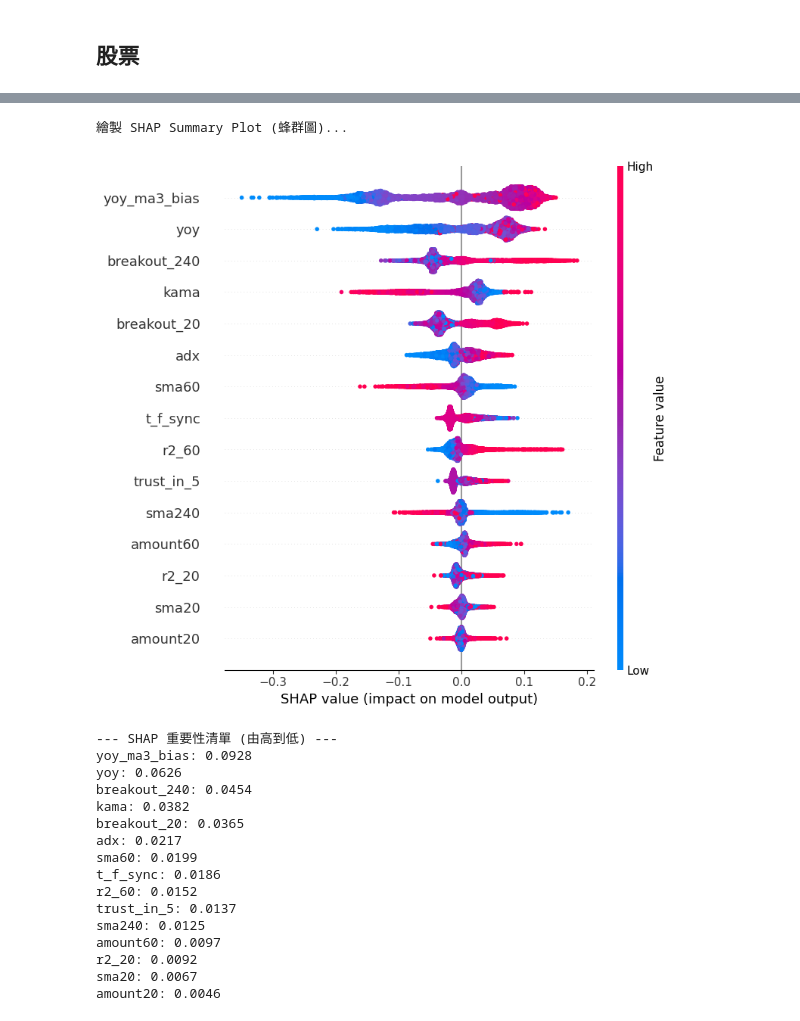
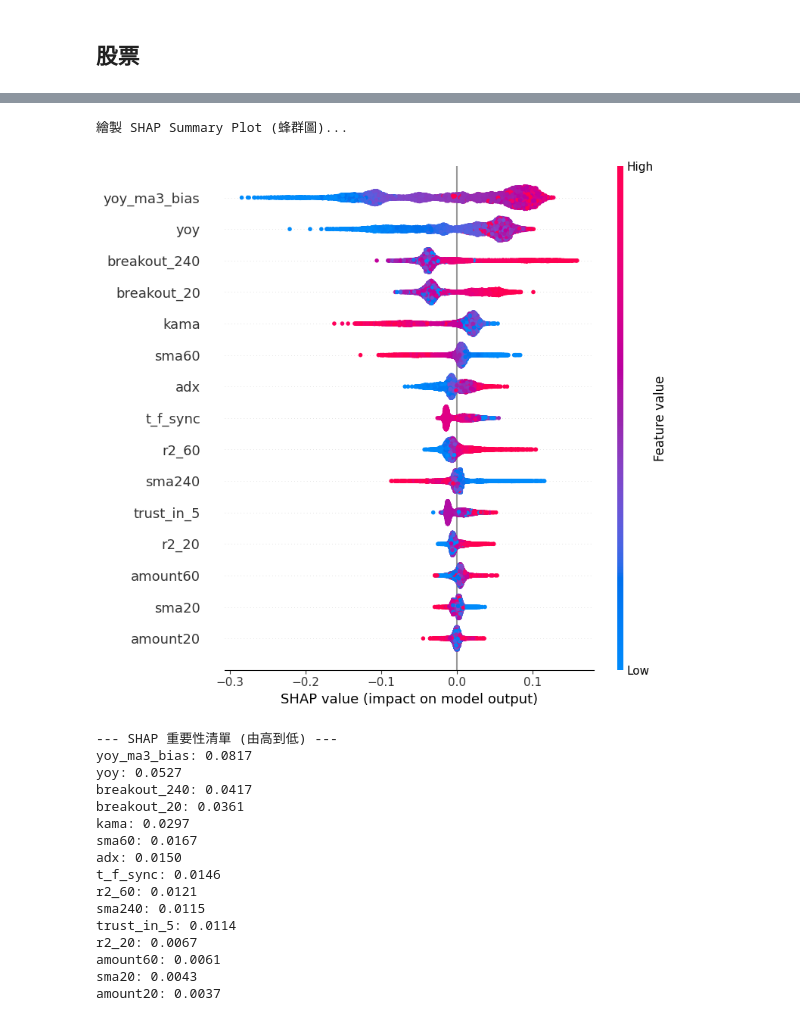
Before and after one commit to peter613/kitsune_stock_system, a Jupyter notebook: sandbox/catboost_research.ipynb, the cells around one changed output, grey strips where cells are left out. Saved outputs shown, nothing was run; the diff lists cells and outputs as text; code cells hidden in the pictures.

```diff
--- a/sandbox/catboost_research.ipynb
+++ b/sandbox/catboost_research.ipynb
@@ -11,7 +11,7 @@ import shap  # 新增引用
 import matplotlib.pyplot as plt
 
 # 假設妳的 ipynb 存在專案根目錄，data 在子目錄
-df = pd.read_csv(r'c:\Users\Lynn610\Documents\kitsune_stock_system\data\features\train_v16.csv')
+df = pd.read_csv(r'c:\Users\Lynn610\Documents\kitsune_stock_system\data\features\train_v17.csv')
 df['date'] = pd.to_datetime(df['date'])
 
 # 資料準備
@@ -20,32 +20,9 @@ df = df.sort_values(['date', 'id']).reset_index(drop=True)
 col =[ col for col in df.columns]
 
 # --- 1. 資料準備與設定 ---
-#
-# #v-8
 
-# X_col = [
-# 'sma60', 'sma240','sma10',
-# 'adx',  'kama','atr',
-# 'macd_hist',
-# 'amount60',
-# 'breakout_20', 'breakout_60',
-# 'trust_in_3',
-# 'r2_60',
-# 'bb_width',
-# 'mom','yoy','yoy_ma3_bias',
-# #不要的
-# #'sma5',#'sma20',#'yoy_ma6',#'mom_ma3','mom_ma6''yoy_ma3'#'r2_10','r2_5','r2_20','foreign_in_5', #'foreign_in_10', 'foreign_in_20', 'foreign_in_3',
-# #'av_price(vwap)', #'trust_in_5', #'trust_in_10',#'amount10','amount20',#'macd_signal', 'macd',#'sma5',#'sma20',#'cci','rsi',
-# ]
-
-
-# v-9
-
-X_col = ["sma60", "sma240",  "adx", "kama","breakout_20", "breakout_240",
-                    "trust_in_5","r2_60", "yoy", "yoy_ma3_bias",
-					"amount60",
-                    'amount20',"sma20","r2_20","t_f_sync",#'atr',"mom",
-					]
+X_col = ["sma20", "sma60", "sma240", "kama", "adx", "r2_20", "r2_60", "breakout_20", "breakout_240",
+         "amount20", "amount60", "trust_in_5", "t_f_sync", "yoy", "yoy_ma3_bias"]
 
 y_col = 'label'
 group_col = 'date'
@@ -79,7 +56,7 @@ test_pool = Pool(
 
 # --- 2. 訓練模型 ---
 model = CatBoostRanker(
-    iterations=2500,
+    iterations=10000,
     learning_rate=0.005,
     depth=6,
     loss_function='YetiRank',
@@ -87,8 +64,7 @@ model = CatBoostRanker(
     custom_metric=['PrecisionAt:top=5'],
     verbose=100,
     random_seed=42,
-    early_stopping_rounds=600,
-    #feature_weights = {"trust_in_5": 1.2}
+    early_stopping_rounds=1000,
 )
 
 print("開始訓練 (Shooting High Mode)...")
@@ -147,18 +123,18 @@ Shrink model to first 1004 iterations.
 繪製 SHAP Summary Plot (蜂群圖)...
-[figure, old version]
+[figure, new version]
 --- SHAP 重要性清單 (由高到低) ---
-yoy_ma3_bias: 0.0928
-yoy: 0.0626
-breakout_240: 0.0454
-kama: 0.0382
-breakout_20: 0.0365
-adx: 0.0217
-sma60: 0.0199
-t_f_sync: 0.0186
-r2_60: 0.0152
-trust_in_5: 0.0137
-sma240: 0.0125
-amount60: 0.0097
-r2_20: 0.0092
-sma20: 0.0067
-amount20: 0.0046
+yoy_ma3_bias: 0.0817
+yoy: 0.0527
+breakout_240: 0.0417
+breakout_20: 0.0361
+kama: 0.0297
+sma60: 0.0167
+adx: 0.0150
+t_f_sync: 0.0146
+r2_60: 0.0121
+sma240: 0.0115
+trust_in_5: 0.0114
+r2_20: 0.0067
+amount60: 0.0061
+sma20: 0.0043
+amount20: 0.0037
```
Also changed, not shown: parts of 1 cell of this notebook, 43 other files.
